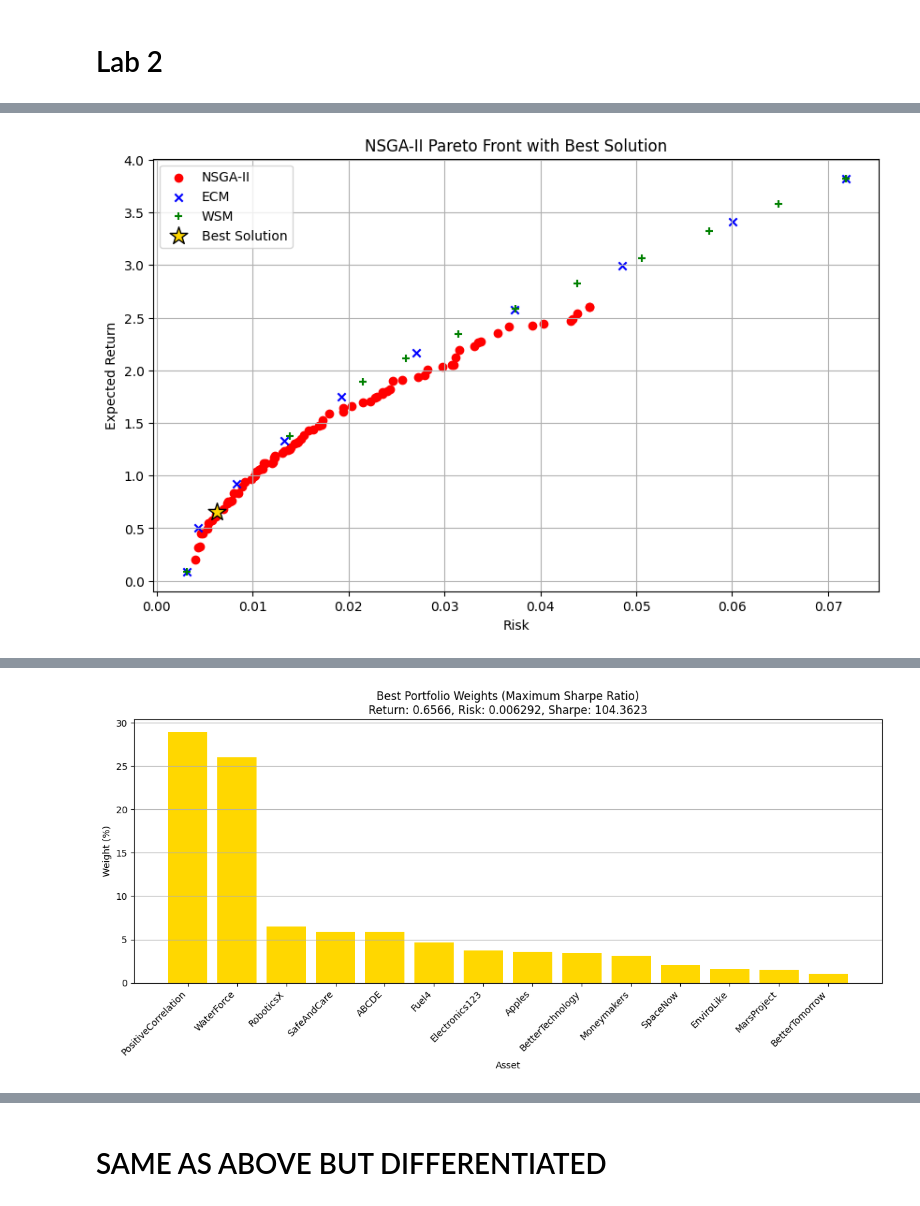
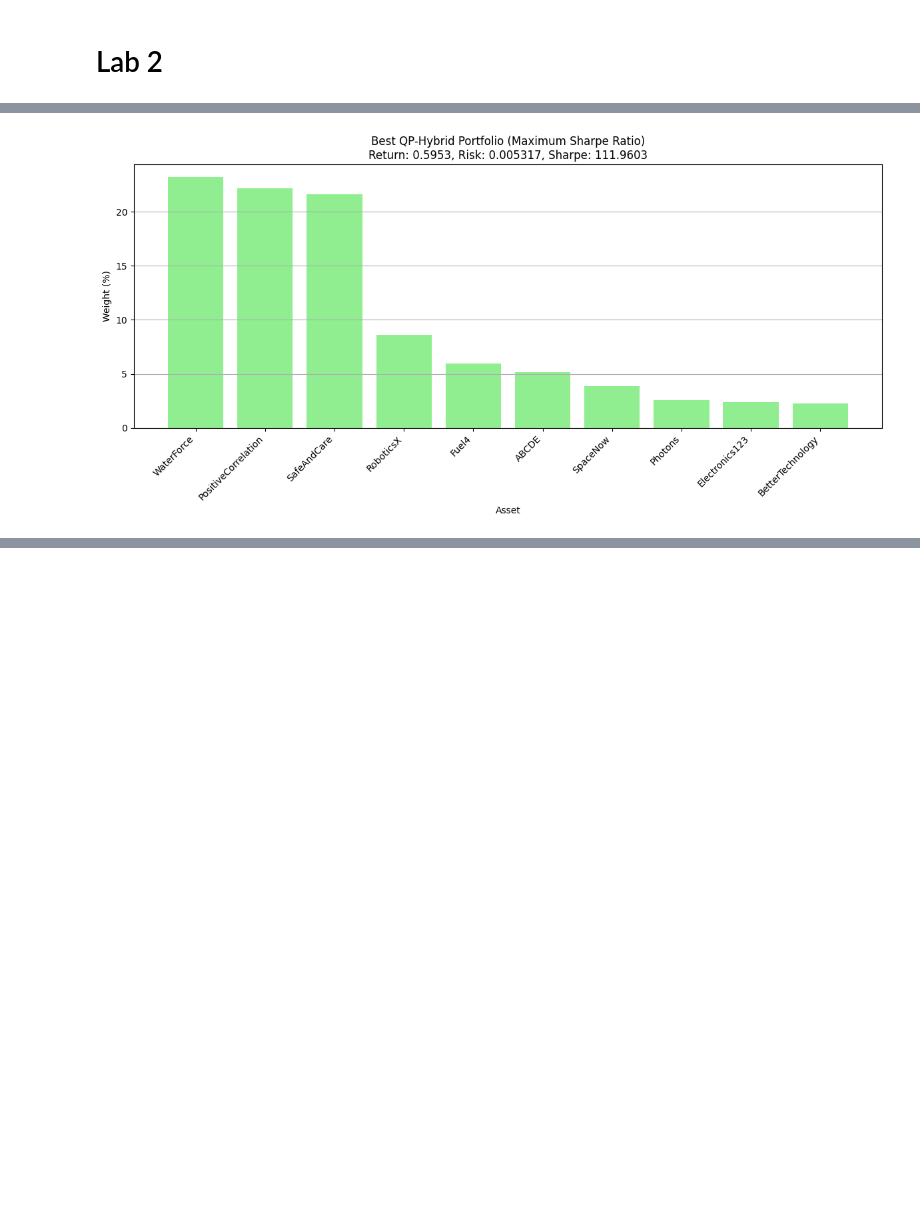
Before and after one commit to dromaniv/multiple-objective-optimization, a Jupyter notebook: lab3.ipynb, the cells around one changed output, grey strips where cells are left out. Cells and saved outputs as stored; diff of their text form; code cells hidden in the pictures; blank space fills up the shorter version.

```diff
--- a/lab3.ipynb
+++ b/lab3.ipynb
@@ -1577,7 +1517,7 @@ Number of Pareto optimal solutions: 50
 # %%
-# Find the best portfolio solution and export to text file
+# Find the best portfolio solution from QP hybrid and export to text file
 print("=" * 80)
-print("Finding the Best Portfolio Solution")
+print("Finding the Best Portfolio Solution from QP Hybrid Results")
 print("=" * 80)
 
 # Define the required asset order exactly as specified in the PDF
@@ -1588,47 +1528,19 @@ required_order = [
     "RoboticsX", "Lasers", "WaterForce", "SafeAndCare", "BetterTomorrow"
 ]
 
-# Use the combined front if available, otherwise use the best result from experiments
-if 'combined_front' not in globals() or not combined_front:
-    print("No combined front available. Using the best result from experiments.")
-    if 'best_result_2obj' in globals() and best_result_2obj['pareto_front']:
-        combined_front = best_result_2obj['pareto_front']
-    else:
-        print("No valid Pareto front available.")
-        combined_front = []
+# Use the best solution already calculated from our experiment results
+best_solutions = results['best_solutions']
+if best_solutions and 'Hybrid with QP' in best_solutions:
+    # Get the pre-calculated best solution
+    best_solution_data = best_solutions['Hybrid with QP']
+    best_solution = best_solution_data['solution']
+    expected_return = best_solution_data['return']
+    expected_risk = best_solution_data['risk']
+    sharpe_ratio = best_solution_data['sharpe']
 
-if combined_front:
-    # Create visualization instance
-    nsga2_vis = NSGA2(
-        n_assets=n_assets,
-        expected_returns=expected_returns,
-        cov_matrix=cov_matrix,
-        n_objectives=2
-    )
-
-    # Extract objectives
-    objectives = np.array([ind['objectives'] for ind in combined_front])
-    returns = -objectives[:, 0]
-    risks = objectives[:, 1]
-
-    # Find the best solution - Maximum Sharpe ratio
-    sharpe_ratios = returns / risks
-    max_sharpe_idx = np.argmax(sharpe_ratios)
-    best_solution = combined_front[max_sharpe_idx]
-
-    # Print details of the best solution
-    print("\nBEST Portfolio (Maximum Sharpe Ratio):")
-    print(f"Return: {returns[max_sharpe_idx]:.4f}, Risk: {risks[max_sharpe_idx]:.6f}")
-    print(f"Sharpe Ratio: {sharpe_ratios[max_sharpe_idx]:.4f}")
-
-    # Visualize the Pareto front with the best solution highlighted
-    nsga2_vis.plot_2d_pareto_front(
-        combined_front,
-        title="NSGA-II Pareto Front with Best Solution",
-        ecm_solutions=ecm_solutions,
-        wsm_solutions=wsm_solutions,
-        best_solution=best_solution
-    )
+    print(f"Using pre-extracted best solution from Hybrid QP method")
+    print(f"Return: {expected_return:.4f}, Risk: {expected_risk:.6f}")
+    print(f"Sharpe Ratio: {sharpe_ratio:.4f}")
 
     # STEP 1: First reorder the weights to match the required order
     print("\nSTEP 1: Reordering weights to match the required asset order...")
@@ -1656,10 +1568,6 @@ if combined_front:
     print("\nSTEP 2: Saving solution to file...")
     filename = "151958_151960.txt"
 
-    # Extract the data to export
-    expected_return = returns[max_sharpe_idx]
-    expected_risk = risks[max_sharpe_idx]
-
     # Create the line to write to the file (using dots for decimal points as specified)
     line = f"{expected_return:.4f} {expected_risk:.4f}"
     for weight in ordered_weights:
@@ -1680,12 +1588,9 @@ if combined_front:
     assert len(elements) == 22, f"Expected 22 elements (2 + 20 weights), found {len(elements)}"
     print("✓ File has correct format: return risk weight1 weight2 ... weight20")
 
-    # Verify the weights in the file sum to 1
-    saved_weights = [float(element) for element in elements[2:]]
-
     # STEP 4: Visualize the best portfolio weights
     print("\nSTEP 4: Visualizing the best portfolio...")
-    significant_weights = [(asset, weight) for asset, weight in zip(required_order, saved_weights) if weight > 0.01]
+    significant_weights = [(asset, weight) for asset, weight in zip(required_order, ordered_weights) if weight > 0.01]
     significant_weights.sort(key=lambda x: x[1], reverse=True)
 
     # Plot as a bar chart
@@ -1693,10 +1598,10 @@ if combined_front:
     assets = [item[0] for item in significant_weights]
     weights = [item[1] * 100 for item in significant_weights]
 
-    bars = plt.bar(assets, weights, color='gold')
+    bars = plt.bar(assets, weights, color='lightgreen')
     plt.xlabel('Asset')
     plt.ylabel('Weight (%)')
-    plt.title(f"Best Portfolio Weights (Maximum Sharpe Ratio)\nReturn: {expected_return:.4f}, Risk: {expected_risk:.6f}, Sharpe: {sharpe_ratios[max_sharpe_idx]:.4f}")
+    plt.title(f"Best QP-Hybrid Portfolio (Maximum Sharpe Ratio)\nReturn: {expected_return:.4f}, Risk: {expected_risk:.6f}, Sharpe: {sharpe_ratio:.4f}")
     plt.xticks(rotation=45, ha='right')
     plt.grid(axis='y')
     plt.tight_layout()
@@ -1705,8 +1610,8 @@ if combined_front:
     # Print the weights in the specified order
     print("\nWeights in the required order (as saved in the file):")
     for i, asset_name in enumerate(required_order):
-        print(f"{i+1}. {asset_name}: {saved_weights[i]:.6f}")
+        print(f"{i+1}. {asset_name}: {ordered_weights[i]:.6f}")
 else:
-    print("No Pareto front available for analysis.")
+    print("QP hybrid results not found. Please run the experiment first.")
 # %% [output]
 ================================================================================
@@ -1719 +1636 @@ Sharpe Ratio: 104.3623
-[figure, old version]
+[figure, new version]
@@ -1732 +1653,0 @@ STEP 4: Visualizing the best portfolio...
-[figure, removed]
@@ -1750,2 +1653,0 @@ Weights in the required order (as saved in the file):
-# %% [markdown]
-# SAME AS ABOVE BUT DIFFERENTIATED
```
Also changed, not shown: parts of 4 cells of this notebook, 1 other file.
